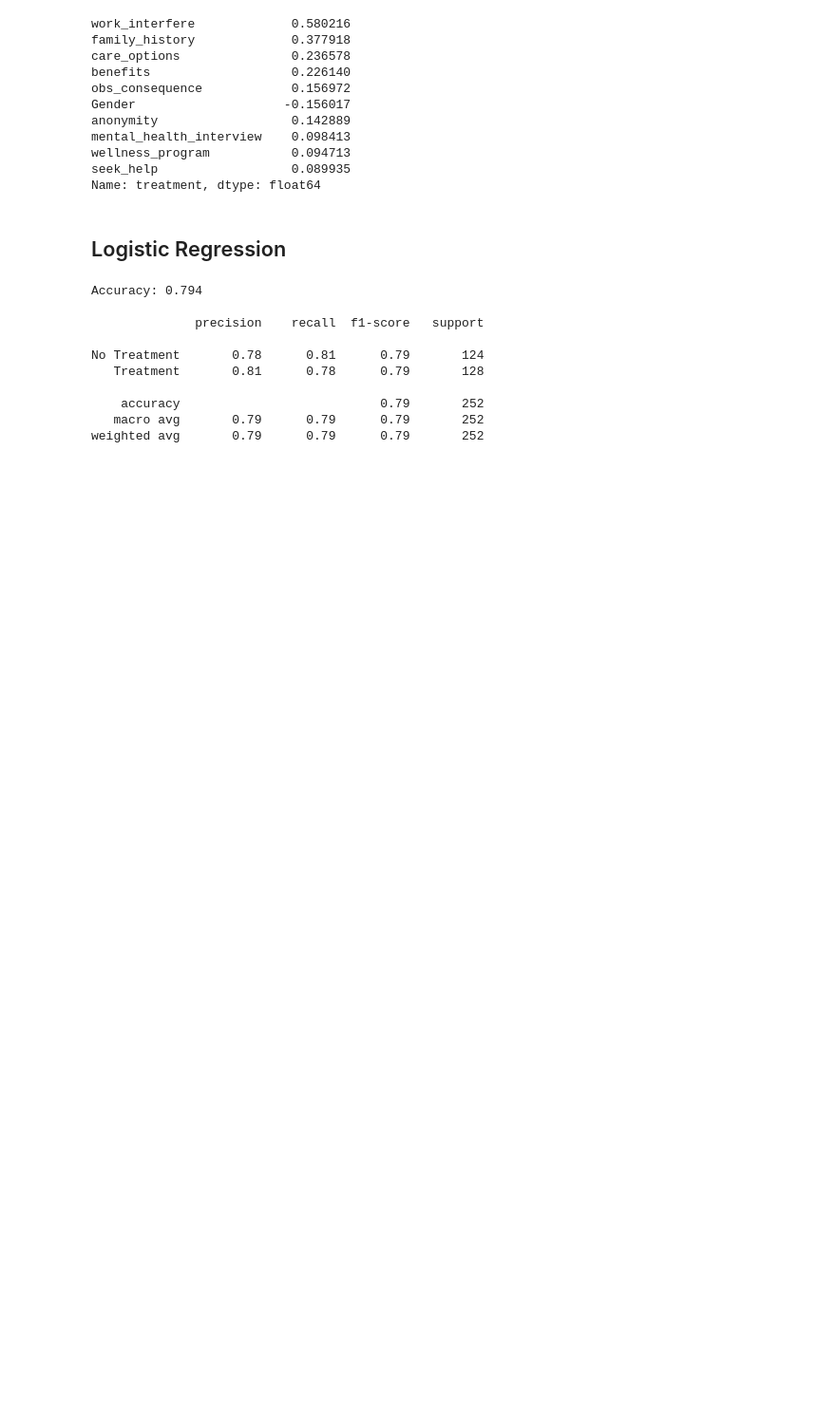
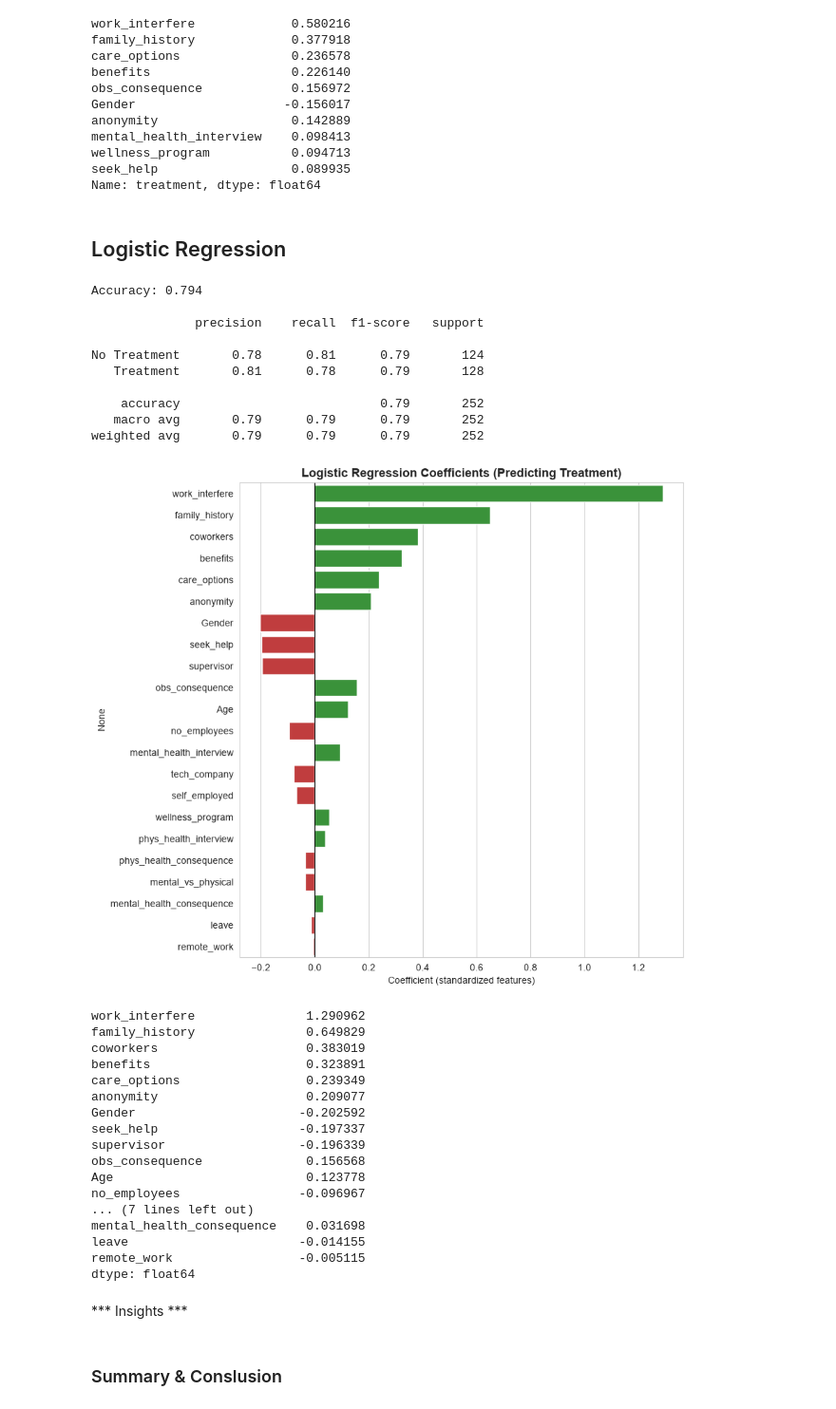
Before and after one commit to Engineer-purvesh18/Mental_Health_Analysis, a Jupyter notebook: analysis.ipynb, the cells around one changed output. Shown at 95% size. Drawn from its saved outputs; the diff is of its cells as text; code cells hidden in the pictures; blank space fills up the shorter version.

```diff
--- a/analysis.ipynb
+++ b/analysis.ipynb
@@ -590,3 +590,41 @@ No Treatment       0.78      0.81      0.79       124
     accuracy                           0.79       252
    macro avg       0.79      0.79      0.79       252
 weighted avg       0.79      0.79      0.79       252
+# %%
+# Feature importance via absolute logistic regression coefficients
+importance = pd.Series(model.coef_[0], index=feature_cols).sort_values(key=abs, ascending=False)
+
+fig, ax = plt.subplots(figsize=(9, 8))
+colors = ['#d62728' if v < 0 else '#2ca02c' for v in importance.values]
+sns.barplot(x=importance.values, y=importance.index, hue=importance.index,
+            palette=colors, legend=False, ax=ax)
+ax.set_title('Logistic Regression Coefficients (Predicting Treatment)', fontsize=13, fontweight='bold')
+ax.set_xlabel('Coefficient (standardized features)')
+ax.axvline(0, color='black', linewidth=0.8)
+plt.tight_layout()
+plt.show()
+
+importance
+# %% [output]
+[figure, added]
+work_interfere               1.290962
+family_history               0.649829
+coworkers                    0.383019
+benefits                     0.323891
+care_options                 0.239349
+anonymity                    0.209077
+Gender                      -0.202592
+seek_help                   -0.197337
+supervisor                  -0.196339
+obs_consequence              0.156568
+Age                          0.123778
+no_employees                -0.096967
+... (7 lines left out)
+mental_health_consequence    0.031698
+leave                       -0.014155
+remote_work                 -0.005115
+dtype: float64
+# %% [markdown]
+*** Insights ***
+# %% [markdown]
+### Summary & Conslusion
```
